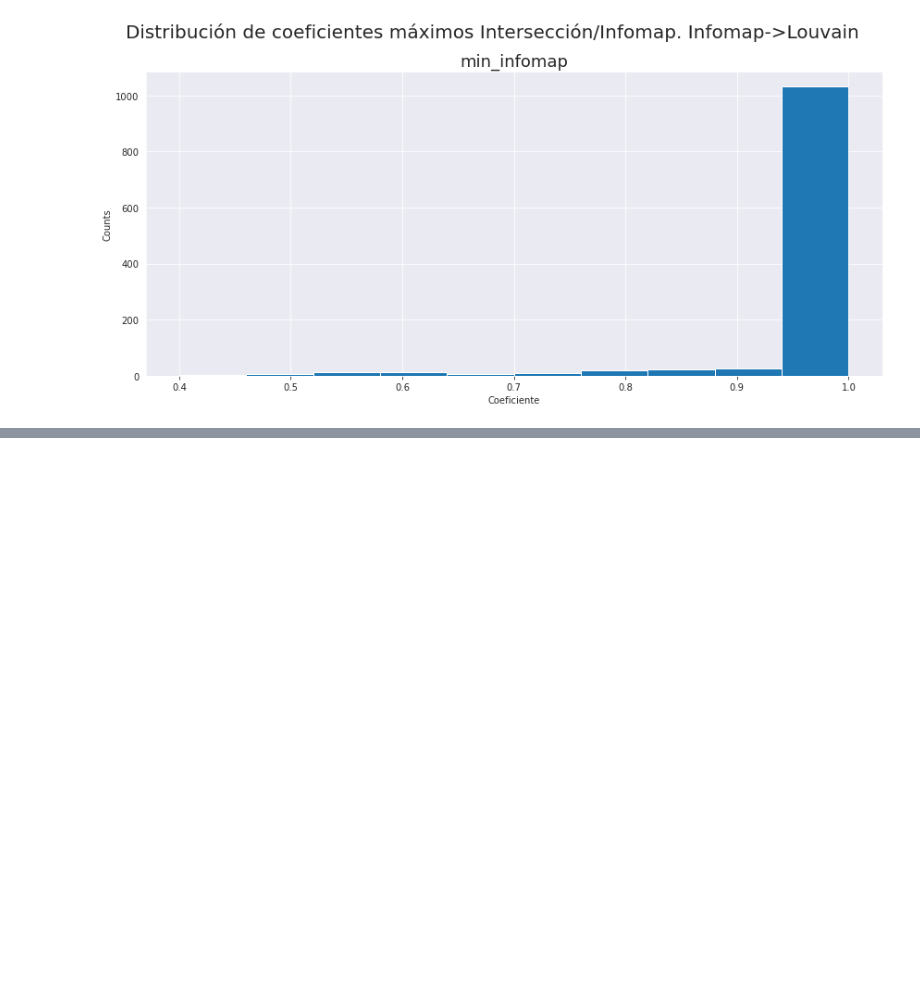
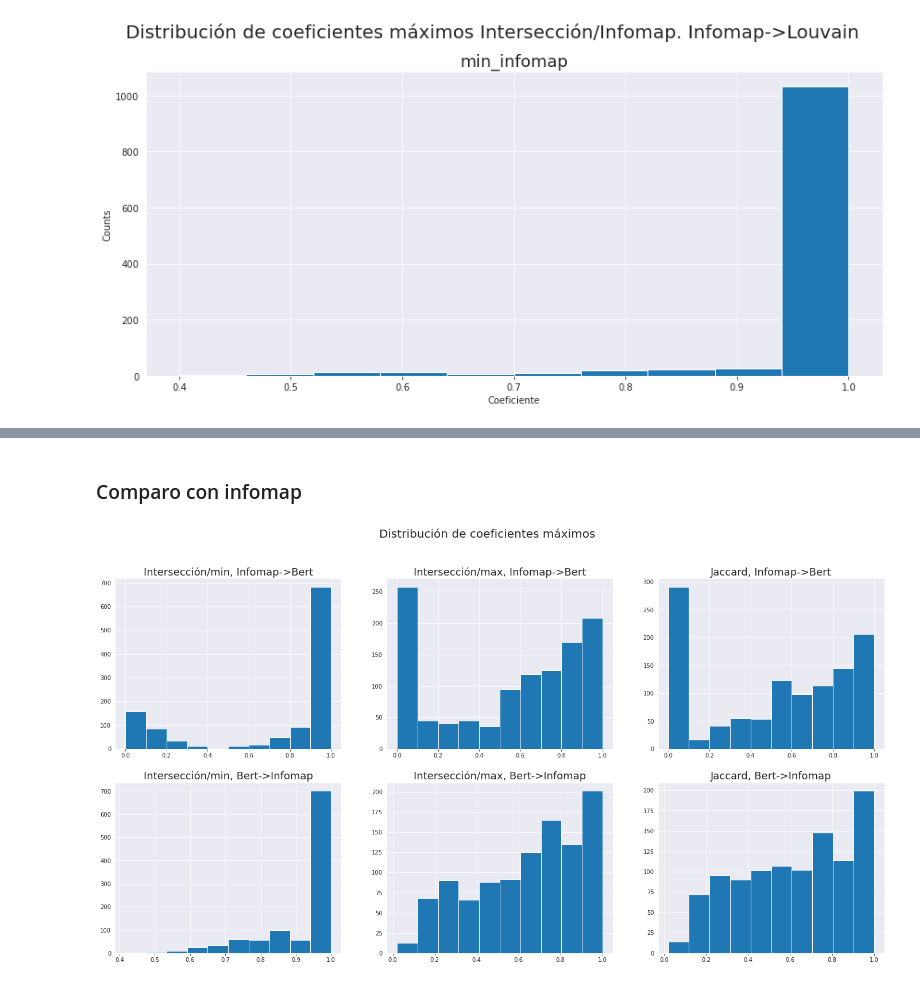
Before and after one commit to ingridheuer/gcnn_gdas, a Jupyter notebook: exploration/notebooks/network_analysis/analisis_comunidades.ipynb, the cells around one changed output, grey strips where cells are left out. Cells and saved outputs as stored; diff of their text form; code cells hidden in the pictures; blank space fills up the shorter version.

```diff
--- a/exploration/notebooks/network_analysis/analisis_comunidades.ipynb
+++ b/exploration/notebooks/network_analysis/analisis_comunidades.ipynb
@@ -27,6 +27,7 @@ sns.set_style("darkgrid", rc={'xtick.bottom': True})
 data_processed = "../../../data/processed/"
 data_interim = "../../../data/interim/"
 data_external = "../../../data/external/"
+reports_comunidades = "../../../reports/analisis_comunidades/"
 
 graph_node_data = pd.read_csv(data_processed+"graph_data/grafo_alternativo_CG_nodos.csv")
 graph_edge_data = pd.read_csv(data_processed+"graph_data/grafo_alternativo_CG_edges.csv")
@@ -417,0 +438,43 @@ plt.tight_layout()
+# %% [markdown]
+### Comparo con infomap
+# %%
+matrix_jaccard_bert_infomap = {}
+matrix_min_bert_infomap = {}
+matrix_max_bert_infomap = {}
+
+for comunidad_infomap,set_infomap in conjuntos_infomap.items():
+    partial_jaccard = {}
+    partial_min = {}
+    partial_max = {}
+    for bert, set_bert in conjuntos_berts.items():
+        coef_jaccard = jaccard(set_infomap,set_bert)
+        coef_min = int_min(set_infomap,set_bert)
+        coef_max = int_max(set_infomap,set_bert)
+        partial_jaccard[bert] = coef_jaccard
+        partial_min[bert] = coef_min
+        partial_max[bert] = coef_max
+    matrix_jaccard_bert_infomap[comunidad_infomap] = partial_jaccard
+    matrix_min_bert_infomap[comunidad_infomap] = partial_min
+    matrix_max_bert_infomap[comunidad_infomap] = partial_max
+
+df_jaccard_bert_infomap = pd.DataFrame(matrix_jaccard_bert_infomap)
+df_min_bert_infomap = pd.DataFrame(matrix_min_bert_infomap)
+df_max_bert_infomap = pd.DataFrame(matrix_max_bert_infomap)
+
+metricas = {"Intersección/min":df_min_bert_infomap,"Intersección/max":df_max_bert_infomap, "Jaccard":df_jaccard_bert_infomap}
+
+fig, ax = plt.subplots(2,3, figsize=(24,12))
+fig.suptitle("Distribución de coeficientes máximos", fontsize=20)
+
+i=0
+for name,data in metricas.items():
+    ax[0,i].hist(data.max().values)
+    ax[0,i].set_title(f"{name}, Infomap->Bert", fontsize=18)
+
+    ax[1,i].hist(data.T.max().values)
+    ax[1,i].set_title(f"{name}, Bert->Infomap", fontsize=18)
+    i+=1
+
+fig.savefig(reports_comunidades+"inclusion_berts_infomap.png",dpi=200)
+# %% [output]
+[figure, added]
```
Also changed, not shown: parts of 12 cells of this notebook, 1 other file.
